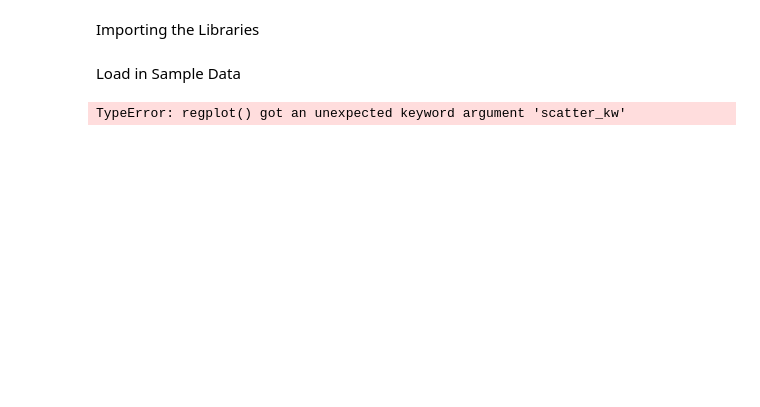
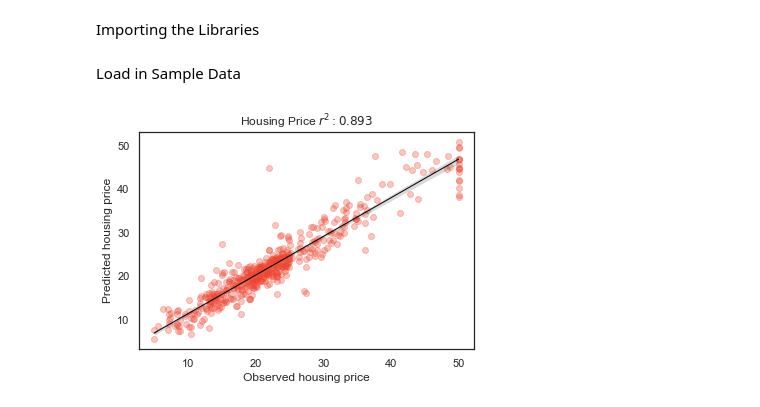
Before and after one commit to khelzor31415/mapping-poverty, a Jupyter notebook: notebooks/utils_test.ipynb, the cells around one changed output. Drawn from its saved outputs; the diff is of its cells as text; code cells hidden in the pictures; blank space fills up the shorter version.

Commit message:
Uploaded Machine Learning Pipeline Test Images

```diff
--- a/notebooks/utils_test.ipynb
+++ b/notebooks/utils_test.ipynb
@@ -28,11 +28,11 @@ housing_prices = datasets.load_boston()
 X = housing_prices.data
 y = housing_prices.target
 # %%
-model_types = ['ridge']
+model_types = ['xgboost']
 for _ in model_types:
     model = model_utils.get_model(_)
     param_grid = model_utils.get_param_grid(_)
     cv, nested_scores, y, y_pred = model_utils.nested_cross_validation(model, X, y, param_grid)
     model_utils.plot_cross_val_results(y, y_pred, 'Housing Price', nested_scores)
 # %% [output]
-TypeError: regplot() got an unexpected keyword argument 'scatter_kw'
+[figure, added]
```
Also changed, not shown: 5 other files.
